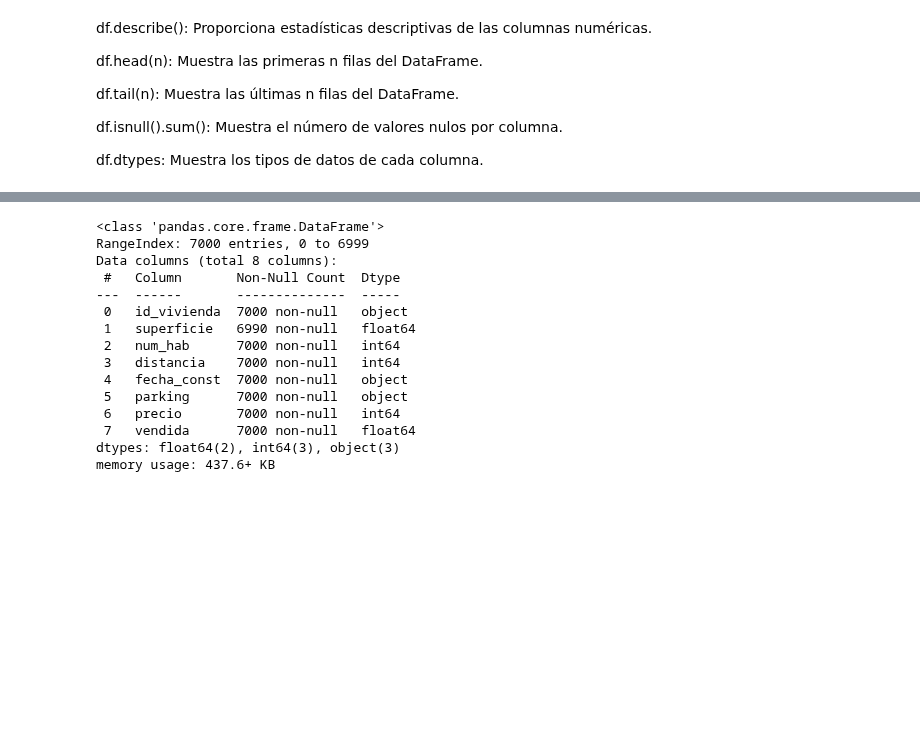
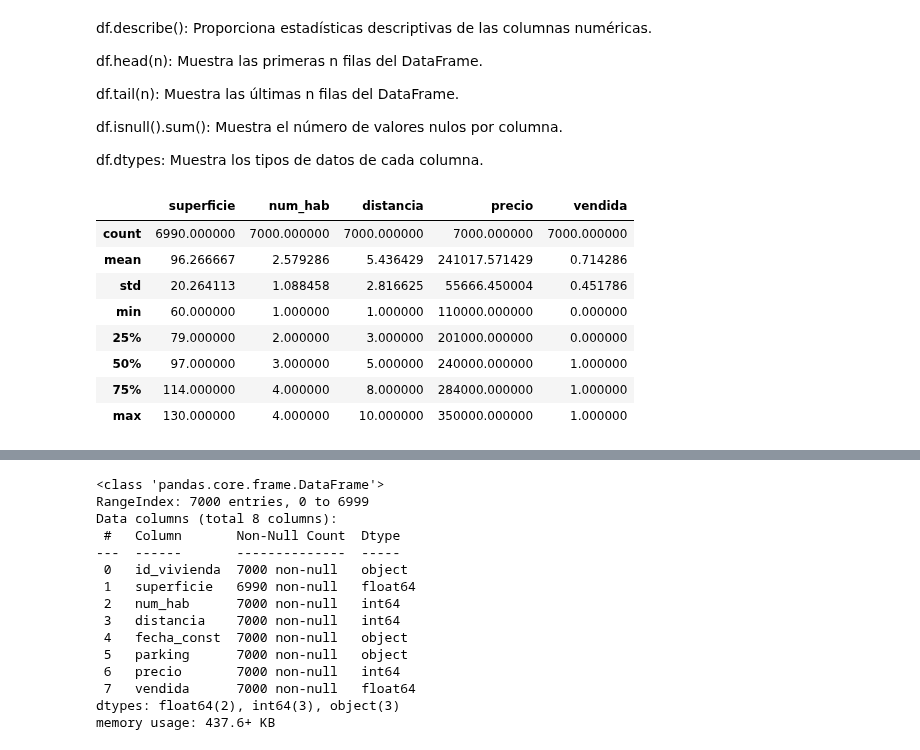
Before and after one commit to KARENCMP82/Python, a Jupyter notebook: ViviendaBasicoMio.ipynb, the cells around one changed output, grey strips where cells are left out. Drawn from its saved outputs; the diff is of its cells as text; code cells hidden in the pictures; blank space fills up the shorter version.

```diff
--- a/ViviendaBasicoMio.ipynb
+++ b/ViviendaBasicoMio.ipynb
@@ -68,3 +69,16 @@ df.tail(n): Muestra las últimas n filas del DataFrame.
 df.isnull().sum(): Muestra el número de valores nulos por columna.
 
 df.dtypes: Muestra los tipos de datos de cada columna.
+# %%
+Viviendas.describe()
+#Proporciona estadísticas descriptivas de las columnas numéricas
+# %% [output]
+|  | superficie | num_hab | distancia | precio | vendida |
+| count | 6990.000000 | 7000.000000 | 7000.000000 | 7000.000000 | 7000.000000 |
+| mean | 96.266667 | 2.579286 | 5.436429 | 241017.571429 | 0.714286 |
+| std | 20.264113 | 1.088458 | 2.816625 | 55666.450004 | 0.451786 |
+| min | 60.000000 | 1.000000 | 1.000000 | 110000.000000 | 0.000000 |
+| 25% | 79.000000 | 2.000000 | 3.000000 | 201000.000000 | 0.000000 |
+| 50% | 97.000000 | 3.000000 | 5.000000 | 240000.000000 | 1.000000 |
+| 75% | 114.000000 | 4.000000 | 8.000000 | 284000.000000 | 1.000000 |
+| max | 130.000000 | 4.000000 | 10.000000 | 350000.000000 | 1.000000 |
```
Also changed, not shown: parts of 7 cells of this notebook.
